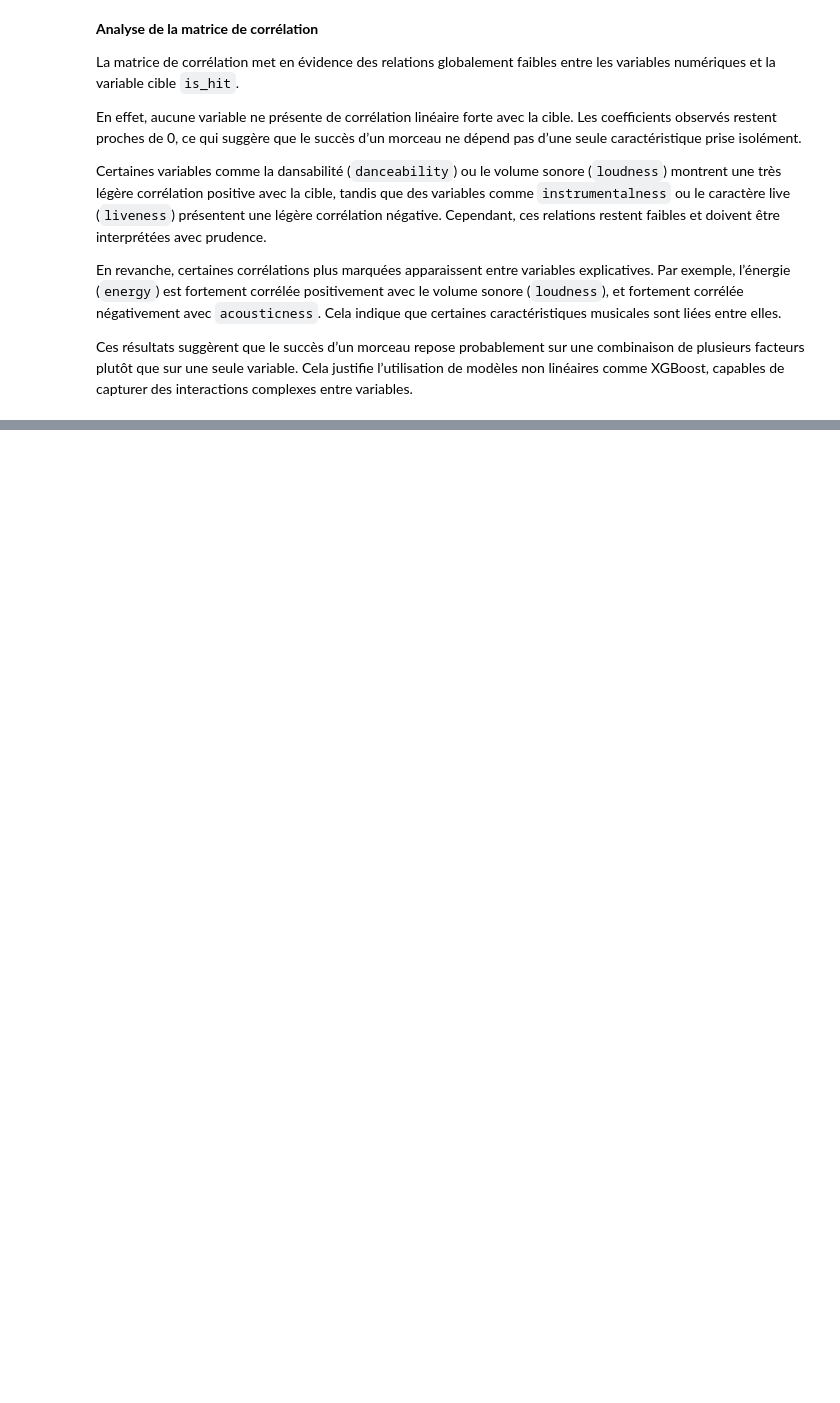
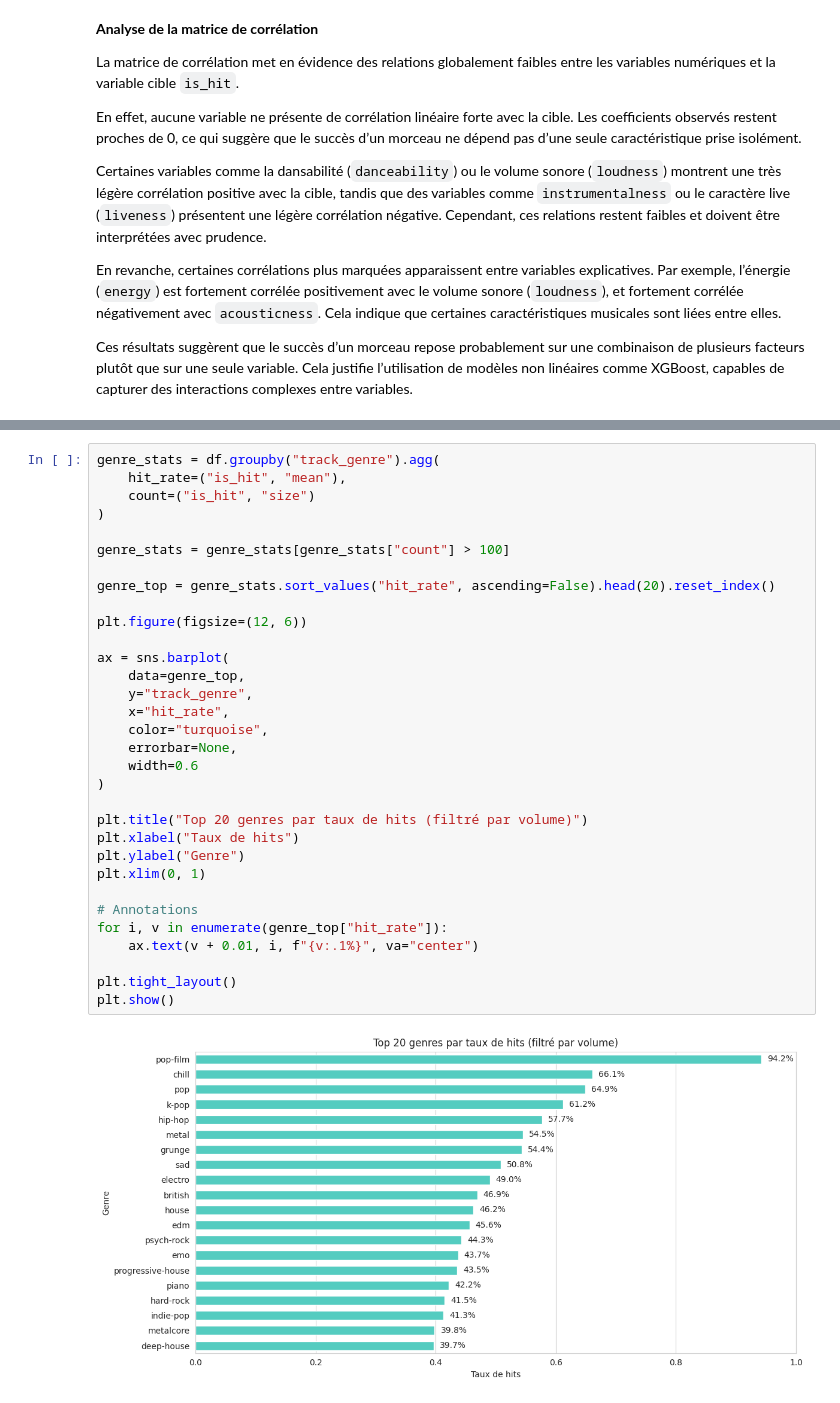
Before and after one commit to elo-labs/spotify-hit-prediction, a Jupyter notebook: notebooks/eda.ipynb, the cells around one changed output, grey strips where cells are left out. Drawn from its saved outputs; the diff is of its cells as text; blank space fills up the shorter version.

```diff
--- a/notebooks/eda.ipynb
+++ b/notebooks/eda.ipynb
@@ -618,0 +764,34 @@ Ces résultats suggèrent que le succès d’un morceau repose probablement sur
+# %%
+genre_stats = df.groupby("track_genre").agg(
+    hit_rate=("is_hit", "mean"),
+    count=("is_hit", "size")
+)
+
+genre_stats = genre_stats[genre_stats["count"] > 100]
+
+genre_top = genre_stats.sort_values("hit_rate", ascending=False).head(20).reset_index()
+
+plt.figure(figsize=(12, 6))
+
+ax = sns.barplot(
+    data=genre_top,
+    y="track_genre",
+    x="hit_rate",
+    color="turquoise",
+    errorbar=None,
+    width=0.6
+)
+
+plt.title("Top 20 genres par taux de hits (filtré par volume)")
+plt.xlabel("Taux de hits")
+plt.ylabel("Genre")
+plt.xlim(0, 1)
+
+# Annotations
+for i, v in enumerate(genre_top["hit_rate"]):
+    ax.text(v + 0.01, i, f"{v:.1%}", va="center")
+
+plt.tight_layout()
+plt.show()
+# %% [output]
+[figure, added]
```
Also changed, not shown: parts of 30 cells of this notebook.
